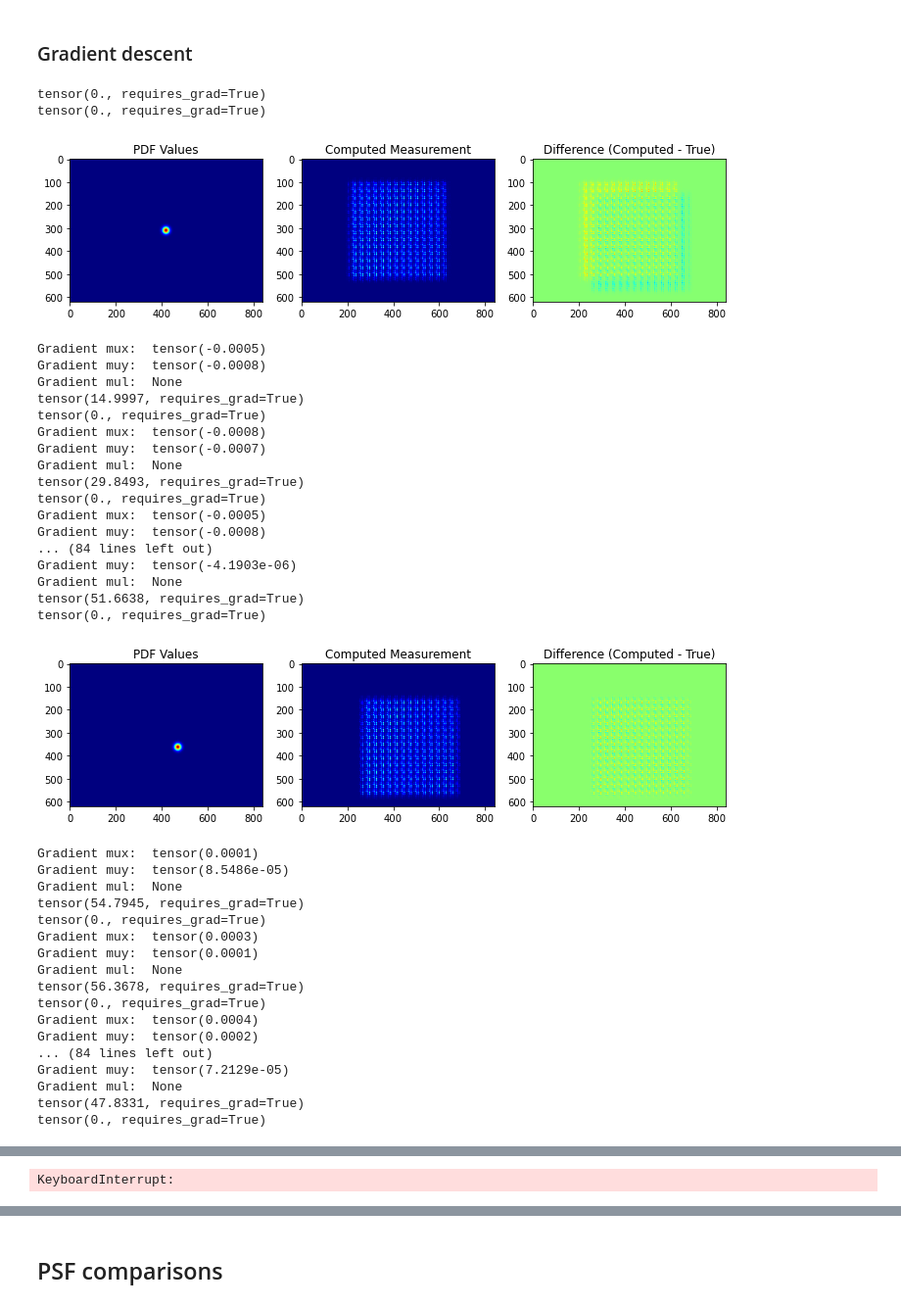
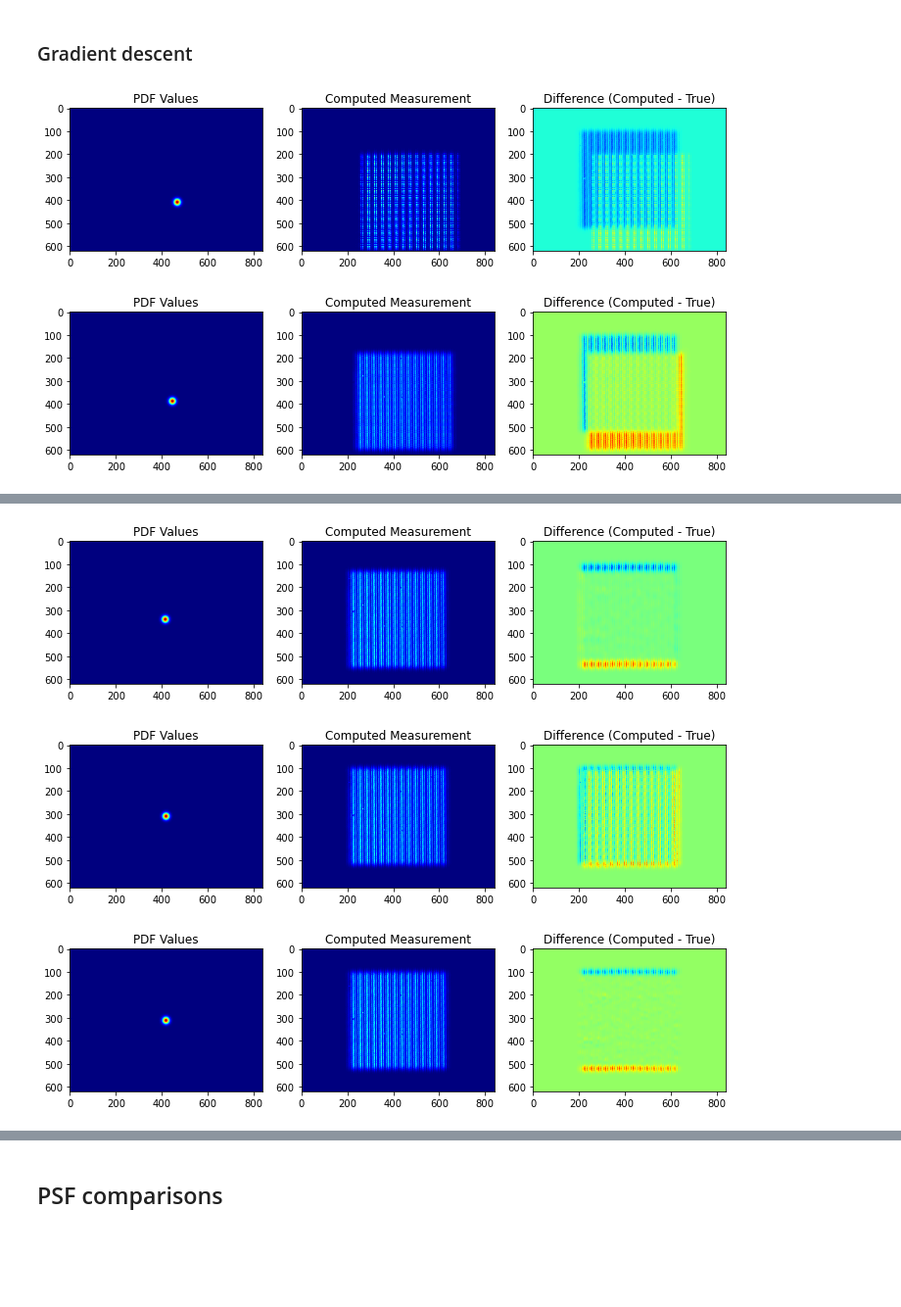
Before and after one commit to neerja/spectralmicroscope_gaussiansplatting, a Jupyter notebook: GaussSplatting/gaussian_localization.ipynb, the cells around one changed output, grey strips where cells are left out. Shown at 98% size. Drawn from its saved outputs; the diff is of its cells as text; code cells hidden in the pictures; blank space fills up the shorter version.

```diff
--- a/GaussSplatting/gaussian_localization.ipynb
+++ b/GaussSplatting/gaussian_localization.ipynb
@@ -101,12 +107,12 @@ torch.Size([620, 840])
 ### Construct ground truth gaussian object
 # %%
 # Ground truth parameters -- must be floats
-muy = 50.0
-mux = 50.0
-mul = 10.0
+muy = 0.0
+mux = 0.0
+mul = 0.0
 sigy = 10.0
 sigx = 10.0
-sigl = 1.0
+sigl = 10.0
 NY, NX, NL = m.shape
 # %%
 # Create gaussian object and 3D array
@@ -139,13 +145,13 @@ plt.show()
 # Define a Gaussian object with initialized values
 
 # Initialized guess parameters -- must be floats
-muy_init = 0.
-mux_init = 0.
-mul_init = 0.
+muy_init = 100.
+mux_init = 50.
+mul_init = 10.
 sigy_init = 10.
 sigx_init = 10.
 sigl_init = 1.
-lr_init = 15
+lr_init = 1
 NY, NX, NL = m.shape
 
 g_init = gp.GaussObject(muy_init,mux_init,mul_init,sigy_init,sigx_init,sigl_init,learningrate=lr_init)
@@ -175,7 +180,7 @@ tensor(0., requires_grad=True)
 # Set number of iterations and initialize the loss tracker
 # Need to rerun initialize random gaussian guess cells every time **
 max_iters = 200
-thresh = 1e-10
+thresh = 1e-4
 loss_GD = []
 params_GD = {'mux':[],'muy':[], 'mul':[], 'sigx':[], 'sigy':[], 'sigl':[]}
 
@@ -189,7 +194,7 @@ for i in range(max_iters):
     computed_values = g_init.computeValues(coords, NY, NX)
 
     # Plot the results every 10 iterations (optional)
-    if i % 20 == 0:
+    if i % 20 == 1:
         plt.figure(figsize=(12, 8))
         plt.subplot(1, 3, 1)
         plt.imshow(computed_values.detach().cpu().numpy(), cmap='jet')
@@ -219,71 +224,33 @@ for i in range(max_iters):
     params_GD['sigx'].append(float(g_init.sigx.detach().numpy()))
     params_GD['sigy'].append(float(g_init.sigy.detach().numpy()))
     params_GD['sigl'].append(float(g_init.sigl.detach().numpy()))
 
     # Perform a gradient step to update Gaussian parameters
     loss.backward()
-    print("Gradient mux: ", g_init.mux.grad)
-    print("Gradient muy: ", g_init.muy.grad)
-    print("Gradient mul: ", g_init.mul.grad)
     g_init.gradStep()
 
     # Zero the gradients after the update
     g_init.zeroGrad()
 
 # Plot the loss over iterations
 plt.figure()
 plt.plot(loss_GD)
 plt.xlabel('Iterations')
 plt.ylabel('Loss')
 plt.title('Loss during Gradient Descent')
 plt.show()
 
 # Plot the change in learned parameters over iterations
 plt.figure()
 plt.plot(params_GD['mux'], label='mux')
 plt.plot(params_GD['muy'], label='muy')
 plt.plot(params_GD['mul'], label='mul')
+plt.plot(params_GD['sigl'], label='sigl')
 plt.legend()
 plt.xlabel('Iterations')
 plt.ylabel('Parameters')
 plt.title('Parameters Learned during Gradient Descent')
 plt.show()
 # %% [output]
-tensor(0., requires_grad=True)
-tensor(0., requires_grad=True)
-[figure, old version]
+[figure, new version]
-Gradient mux:  tensor(-0.0005)
-Gradient muy:  tensor(-0.0008)
-Gradient mul:  None
-tensor(14.9997, requires_grad=True)
-tensor(0., requires_grad=True)
-Gradient mux:  tensor(-0.0008)
-Gradient muy:  tensor(-0.0007)
-Gradient mul:  None
-tensor(29.8493, requires_grad=True)
-tensor(0., requires_grad=True)
-Gradient mux:  tensor(-0.0005)
-Gradient muy:  tensor(-0.0008)
-... (84 lines left out)
-Gradient muy:  tensor(-4.1903e-06)
-Gradient mul:  None
-tensor(51.6638, requires_grad=True)
-tensor(0., requires_grad=True)
-[figure, old version]
+[figure, new version]
-Gradient mux:  tensor(0.0001)
-Gradient muy:  tensor(8.5486e-05)
-Gradient mul:  None
-tensor(54.7945, requires_grad=True)
-tensor(0., requires_grad=True)
-Gradient mux:  tensor(0.0003)
-Gradient muy:  tensor(0.0001)
-Gradient mul:  None
-tensor(56.3678, requires_grad=True)
-tensor(0., requires_grad=True)
-Gradient mux:  tensor(0.0004)
-Gradient muy:  tensor(0.0002)
-... (84 lines left out)
-Gradient muy:  tensor(7.2129e-05)
-Gradient mul:  None
-tensor(47.8331, requires_grad=True)
-tensor(0., requires_grad=True)
@@ -299 +258,3 @@ Gradient mul:  None
-KeyboardInterrupt:
+[figure, added]
+[figure, added]
+[figure, added]
```
Also changed, not shown: parts of 6 cells of this notebook, 2 other files.
